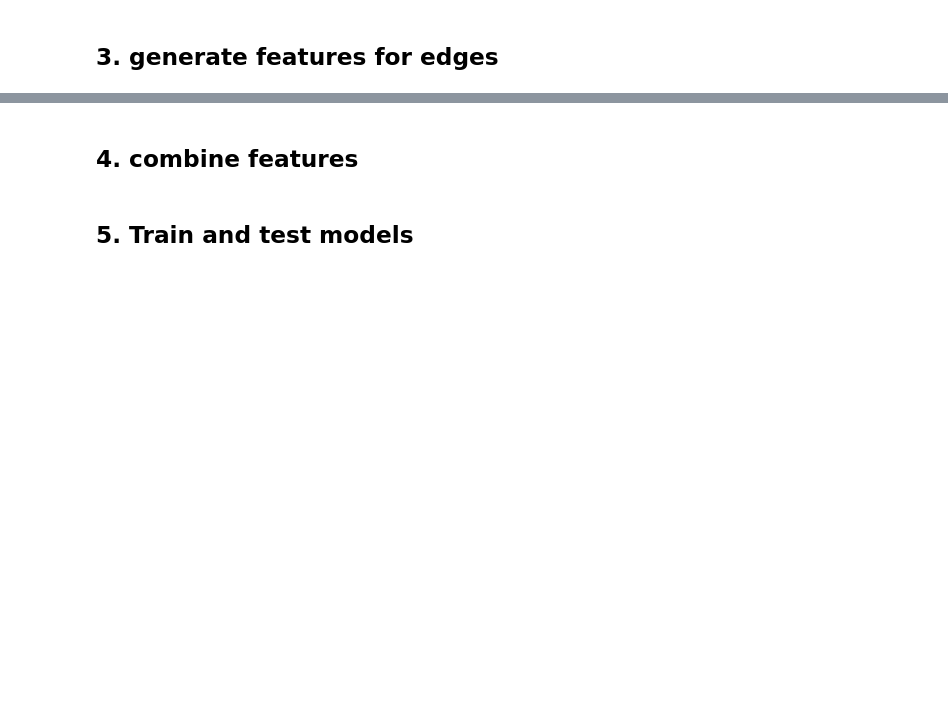
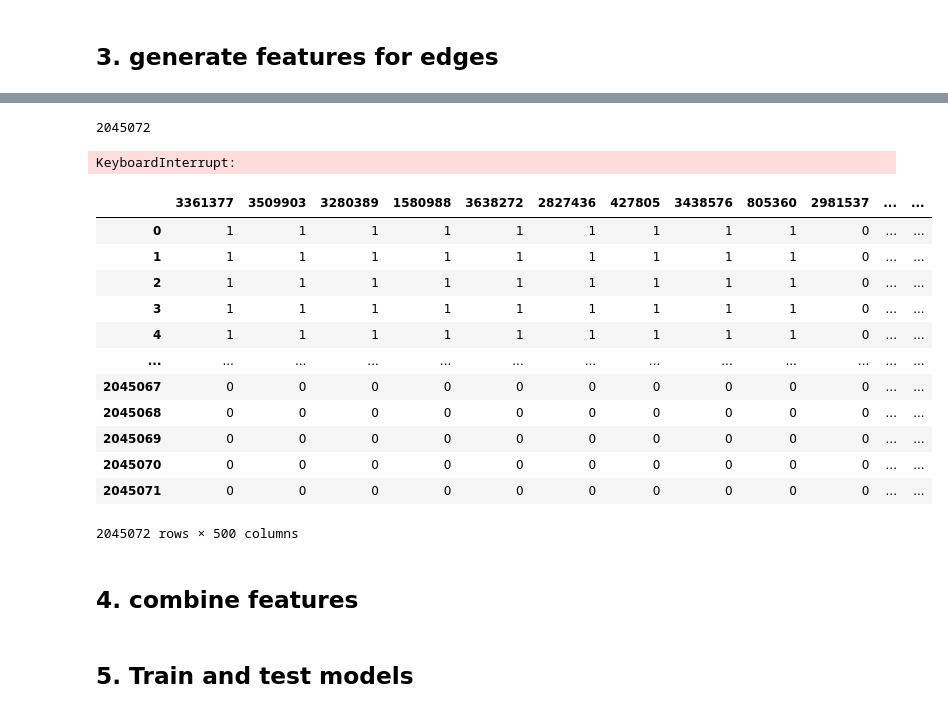
Before and after one commit to karunmatthew/SML_Proj1, a Jupyter notebook: harry/SML_proj1_harry.ipynb, the cells around one changed output, grey strips where cells are left out. Saved outputs shown, nothing was run; the diff lists cells and outputs as text; code cells hidden in the pictures; blank space fills up the shorter version.

```diff
--- a/harry/SML_proj1_harry.ipynb
+++ b/harry/SML_proj1_harry.ipynb
@@ -151,2 +112,5 @@ print(total)
+# %%
+with open('../groups.pickle', 'rb') as handle:
+    groups = pickle.load(handle)
 # %% [markdown]
 ## 3. generate features for edges
@@ -152,0 +173,32 @@ print(total)
+# %%
+super_sources = 0
+super_sinks = 0
+groups = 0
+# %%
+len(list_of_features)
+# %% [output]
+2045072
+# %%
+list_of_features = np.asarray(list_of_features)
+np.savetxt("../features.csv", list_of_features, delimiter=",")
+f.close()
+# %% [output]
+KeyboardInterrupt:
+# %%
+df = pd.DataFrame(list_of_features, columns=super_sources[:n]+super_sinks[:m])
+# %%
+df
+# %% [output]
+|  | 3361377 | 3509903 | 3280389 | 1580988 | 3638272 | 2827436 | 427805 | 3438576 | 805360 | 2981537 | ... | ... |
+| 0 | 1 | 1 | 1 | 1 | 1 | 1 | 1 | 1 | 1 | 0 | ... | ... |
+| 1 | 1 | 1 | 1 | 1 | 1 | 1 | 1 | 1 | 1 | 0 | ... | ... |
+| 2 | 1 | 1 | 1 | 1 | 1 | 1 | 1 | 1 | 1 | 0 | ... | ... |
+| 3 | 1 | 1 | 1 | 1 | 1 | 1 | 1 | 1 | 1 | 0 | ... | ... |
+| 4 | 1 | 1 | 1 | 1 | 1 | 1 | 1 | 1 | 1 | 0 | ... | ... |
+| ... | ... | ... | ... | ... | ... | ... | ... | ... | ... | ... | ... | ... |
+| 2045067 | 0 | 0 | 0 | 0 | 0 | 0 | 0 | 0 | 0 | 0 | ... | ... |
+| 2045068 | 0 | 0 | 0 | 0 | 0 | 0 | 0 | 0 | 0 | 0 | ... | ... |
+| 2045069 | 0 | 0 | 0 | 0 | 0 | 0 | 0 | 0 | 0 | 0 | ... | ... |
+| 2045070 | 0 | 0 | 0 | 0 | 0 | 0 | 0 | 0 | 0 | 0 | ... | ... |
+| 2045071 | 0 | 0 | 0 | 0 | 0 | 0 | 0 | 0 | 0 | 0 | ... | ... |
+2045072 rows × 500 columns
```
Also changed, not shown: parts of 27 cells of this notebook.
